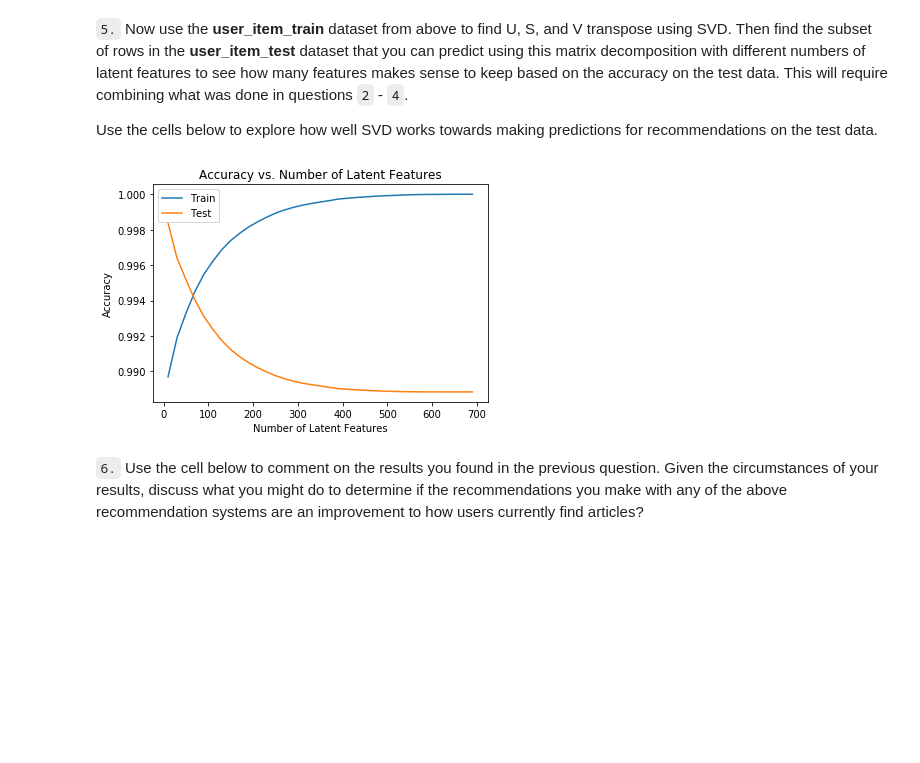
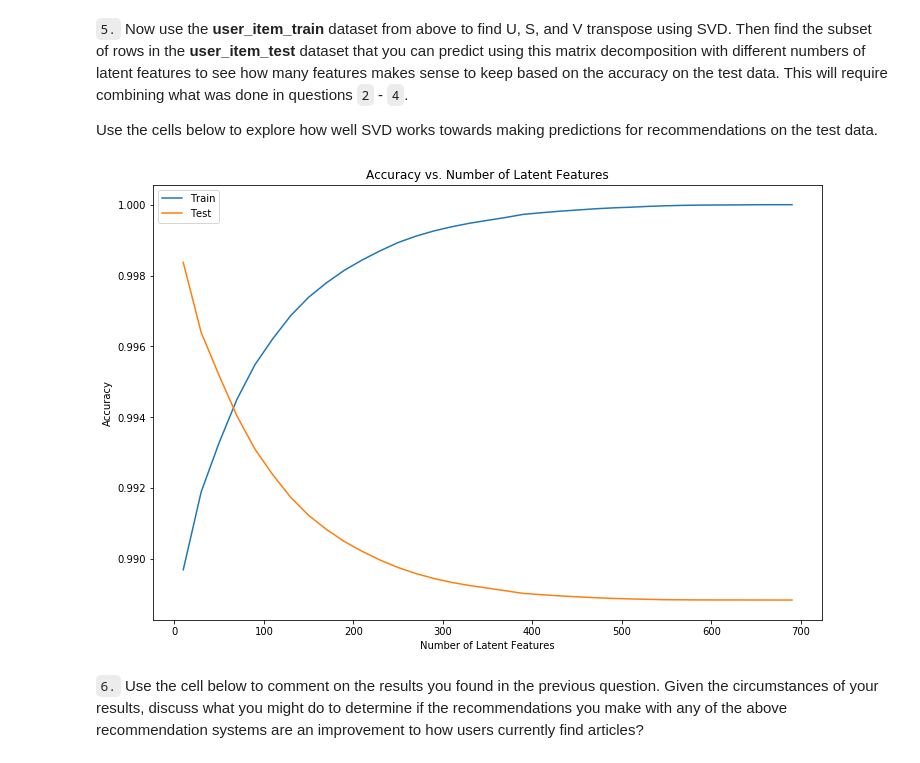
Before and after one commit to szilaga/Recommendation, a Jupyter notebook: Recommendations_with_IBM.ipynb, the cells around one changed output. Saved outputs shown, nothing was run; the diff lists cells and outputs as text; code cells hidden in the pictures; blank space fills up the shorter version.

```diff
--- a/Recommendations_with_IBM.ipynb
+++ b/Recommendations_with_IBM.ipynb
@@ -1066,34 +1076,35 @@ for k in num_latent_feats:
     # restructure with k latent features
     s_train_l, u_train_l, vt_train_l = np.diag(s_train[:k]), u_train[:, :k], vt_train[:k, :]
     u_test_l, vt_test_l = u_test[:, :k], vt_test[:k, :]
 
     # take dot product
     user_item_train_est = np.around(np.dot(np.dot(u_train_l, s_train_l), vt_train_l))
     pred = np.around(np.dot(np.dot(u_test_l, s_train_l), vt_test_l))
 
 
     # compute error for each prediction to actual value
     diffs_train = np.subtract(user_item_train, user_item_train_est)
     diffs_test = np.subtract(user_item_test_pred, pred)
 
     # total errors and keep track of them
     err_train = np.sum(np.sum(np.abs(diffs_train)))
     err_test = np.sum(np.sum(np.abs(diffs_test)))
     sum_errs_train.append(err_train)
     sum_errs_test.append(err_test)
 
 
+plt.figure(figsize=(12,8))
 plt.plot(num_latent_feats, 1- np.array(sum_errs_train)/(user_item_train.shape[0]
                                                          * user_item_test_pred.shape[1]), label='Train')
 plt.plot(num_latent_feats, 1- np.array(sum_errs_test)/(user_item_test_pred.shape[0]
                                                         * user_item_test_pred.shape[1]), label='Test')
 
 plt.xlabel('Number of Latent Features');
 plt.ylabel('Accuracy');
 plt.legend();
 plt.title('Accuracy vs. Number of Latent Features');
 # %% [output]
-[figure, old version]
+[figure, new version]
 # %% [markdown]
 `6.` Use the cell below to comment on the results you found in the previous question. Given the circumstances of your results, discuss what you might do to determine if the recommendations you make with any of the above recommendation systems are an improvement to how users currently find articles?
 # %% [markdown]
```
Also changed, not shown: parts of 7 cells of this notebook, 2 other files.
